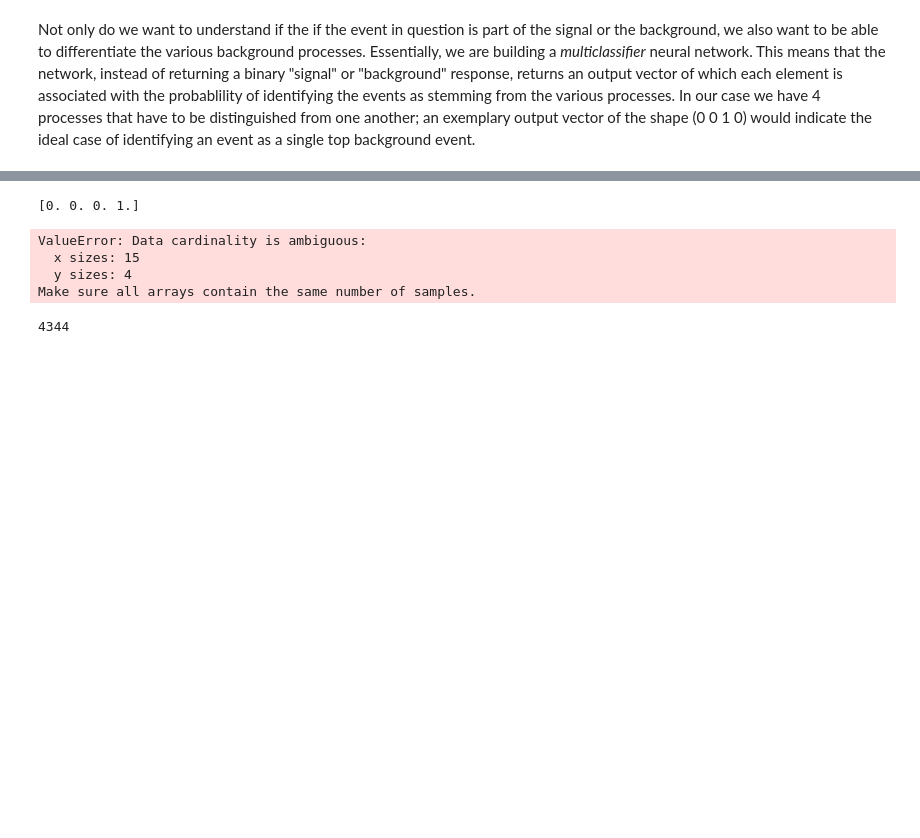
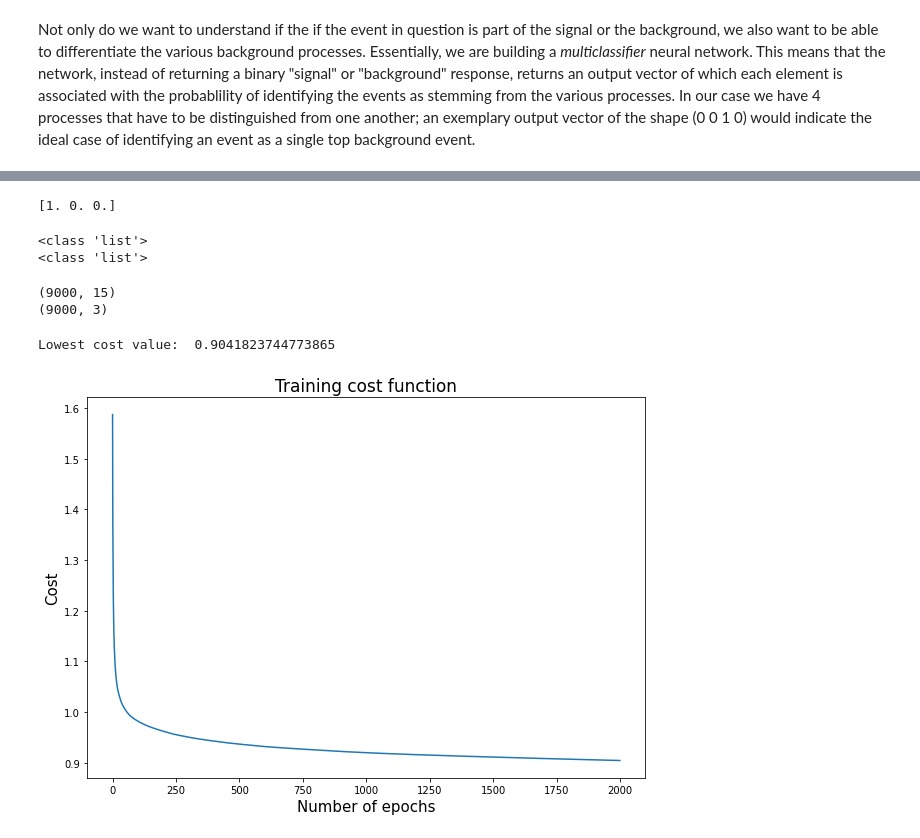
Before and after one commit to ArtMk/lhc-ml, a Jupyter notebook: 05_Training_in_Physics.ipynb, the cells around one changed output, grey strips where cells are left out. Drawn from its saved outputs; the diff is of its cells as text; code cells hidden in the pictures; blank space fills up the shorter version.

Commit message:
Added nn training

```diff
--- a/05_Training_in_Physics.ipynb
+++ b/05_Training_in_Physics.ipynb
@@ -86,7 +80,8 @@ net.add(Dense(layers[-1], activation = 'softmax', use_bias = True, kernel_initia
 # %%
 # compile the network
 
-net.compile(loss = 'CategoricalCrossentropy', optimizer = keras.optimizers.SGD(learning_rate = 0.5), metrics = ['accuracy'])
+# net.compile(loss = 'CategoricalCrossentropy', optimizer = keras.optimizers.SGD(learning_rate = 0.5), metrics = ['accuracy'])
+net.compile(loss = 'categorical_crossentropy', optimizer = keras.optimizers.SGD(learning_rate = 0.025), metrics = ['categorical_accuracy'])
 # %%
 # making of the target output
 
@@ -114,23 +109,65 @@ for count, process in enumerate(processes):
     nn_target[process] = make_target(count, process)[0]
     training_duration += make_target(count, process)[1]
 
-print(nn_target['bgr_Wj'][10])
+print(nn_target['signal'][10])
 # %% [output]
-[0. 0. 0. 1.]
+[1. 0. 0.]
 # %%
+# number of batches
+batches = 2000
+
 # cost
-costs = np.empty(training_duration)
+costs = np.empty(batches)
+metrics_1 = np.empty(batches)
+metrics_2 = np.empty(batches)
+metrics_3 = np.empty(batches)
+
+print(type(nn_input['signal']))
+print(type(nn_target['signal']))
+# %% [output]
+<class 'list'>
+<class 'list'>
+# %%
+# put input and target data all in one array
+
+nn_input_training = []
+nn_target_training = []
+
+for process in processes:
+    nn_input_training = nn_input_training + nn_input[process][:3000]
+    nn_target_training = nn_target_training + nn_target[process][:3000]
+
+nn_input_training = np.array(nn_input_training)
+nn_target_training = np.array(nn_target_training)
+
+print(np.shape(nn_input_training))
+print(np.shape(nn_target_training))
+# %% [output]
+(9000, 15)
+(9000, 3)
+# %%
+# permutate for training
+
+p = np.random.permutation(len(nn_input_training))
+
+nn_input_training = nn_input_training[p]
+nn_target_training = nn_target_training[p]
 # %%
 # train network
 
-for i in range(len(nn_target['signal'])):
-    costs[i] = net.train_on_batch(nn_input['signal'][i], nn_target['signal'][i])[0]
+for i in range(batches):
+    costs[i] = net.train_on_batch(nn_input_training, nn_target_training)[0]
+    metrics_1[i] = net.train_on_batch(nn_input_training, nn_target_training)[1]
-# %% [output]
-ValueError: Data cardinality is ambiguous:
-  x sizes: 15
-  y sizes: 4
-Make sure all arrays contain the same number of samples.
 # %%
-print(len(np.transpose(nn_input['signal'])))
+plt.figure(figsize = (10, 7), facecolor = 'white')
+
+plt.plot(costs)
+
+plt.title('Training cost function', fontsize = 17)
+plt.xlabel('Number of epochs', fontsize = 15)
+plt.ylabel('Cost', fontsize = 15)
+
+print('Lowest cost value: ', costs[-1])
 # %% [output]
-4344
+Lowest cost value:  0.9041823744773865
+[figure, added]
```
Also changed, not shown: parts of 9 cells of this notebook.
